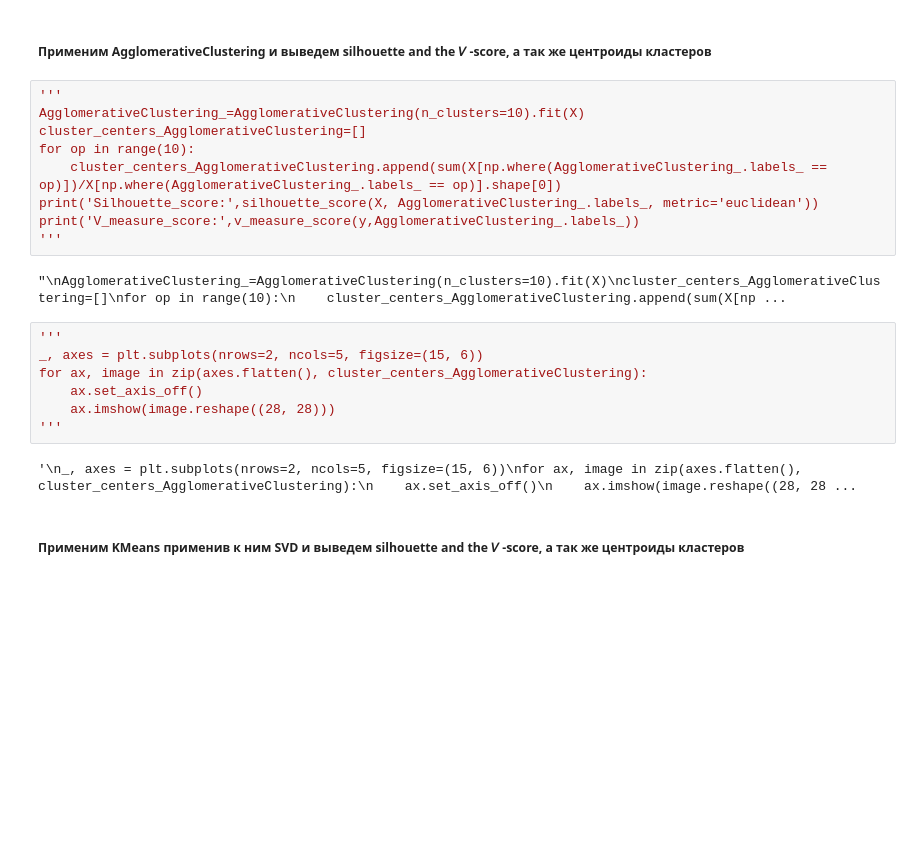
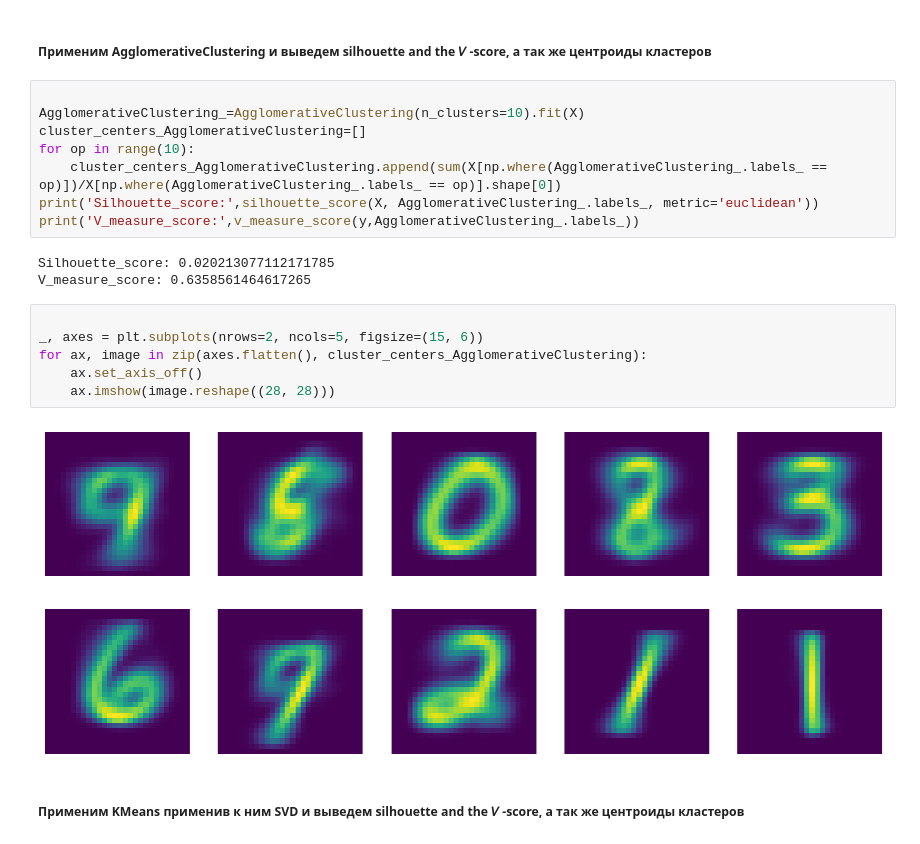
Before and after one commit to AlexeyZubar/Clustering-and-Dimensionality-Reduction, a Jupyter notebook: clustering.ipynb, the cells around one changed output. Saved outputs shown, nothing was run; the diff lists cells and outputs as text; blank space fills up the shorter version.

```diff
--- a/clustering.ipynb
+++ b/clustering.ipynb
@@ -544,25 +549,24 @@ for ax, image in zip(axes.flatten(), cluster_centers_KMeans):
 # %% [markdown]
 ##### Применим AgglomerativeClustering и выведем silhouette and the  𝑉 -score, а так же центроиды кластеров
 # %%
-'''
+
 AgglomerativeClustering_=AgglomerativeClustering(n_clusters=10).fit(X)
 cluster_centers_AgglomerativeClustering=[]
 for op in range(10):
     cluster_centers_AgglomerativeClustering.append(sum(X[np.where(AgglomerativeClustering_.labels_ == op)])/X[np.where(AgglomerativeClustering_.labels_ == op)].shape[0])
 print('Silhouette_score:',silhouette_score(X, AgglomerativeClustering_.labels_, metric='euclidean'))
 print('V_measure_score:',v_measure_score(y,AgglomerativeClustering_.labels_))
-'''
 # %% [output]
-"\nAgglomerativeClustering_=AgglomerativeClustering(n_clusters=10).fit(X)\ncluster_centers_AgglomerativeClustering=[]\nfor op in range(10):\n    cluster_centers_AgglomerativeClustering.append(sum(X[np ...
+Silhouette_score: 0.020213077112171785
+V_measure_score: 0.6358561464617265
 # %%
-'''
+
 _, axes = plt.subplots(nrows=2, ncols=5, figsize=(15, 6))
 for ax, image in zip(axes.flatten(), cluster_centers_AgglomerativeClustering):
     ax.set_axis_off()
     ax.imshow(image.reshape((28, 28)))
-'''
 # %% [output]
-'\n_, axes = plt.subplots(nrows=2, ncols=5, figsize=(15, 6))\nfor ax, image in zip(axes.flatten(), cluster_centers_AgglomerativeClustering):\n    ax.set_axis_off()\n    ax.imshow(image.reshape((28, 28 ...
+[figure, added]
 # %% [markdown]
 ##### Применим KMeans применив к ним SVD и выведем silhouette and the  𝑉 -score, а так же центроиды кластеров
 # %% [markdown]
```
Also changed, not shown: parts of 27 cells of this notebook.
